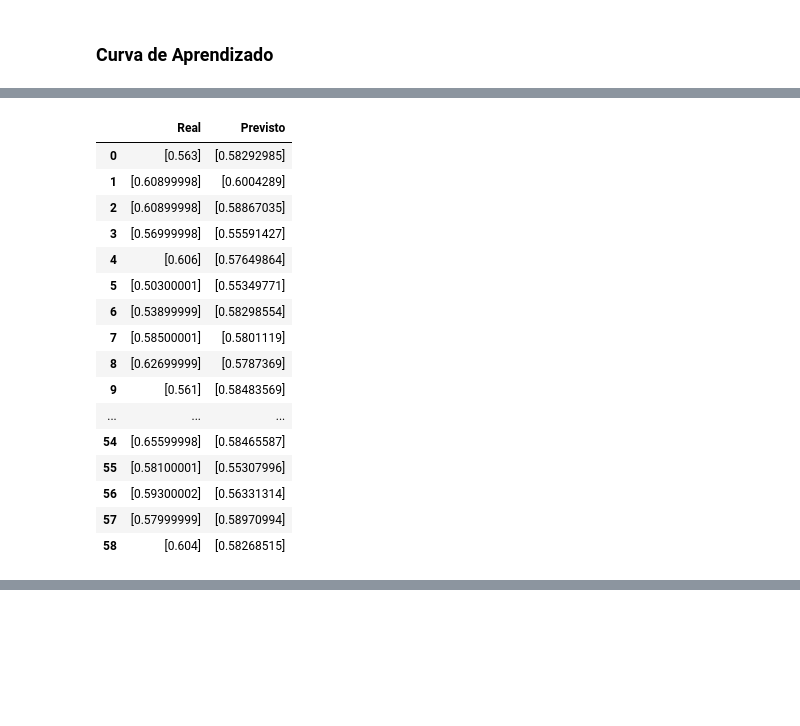
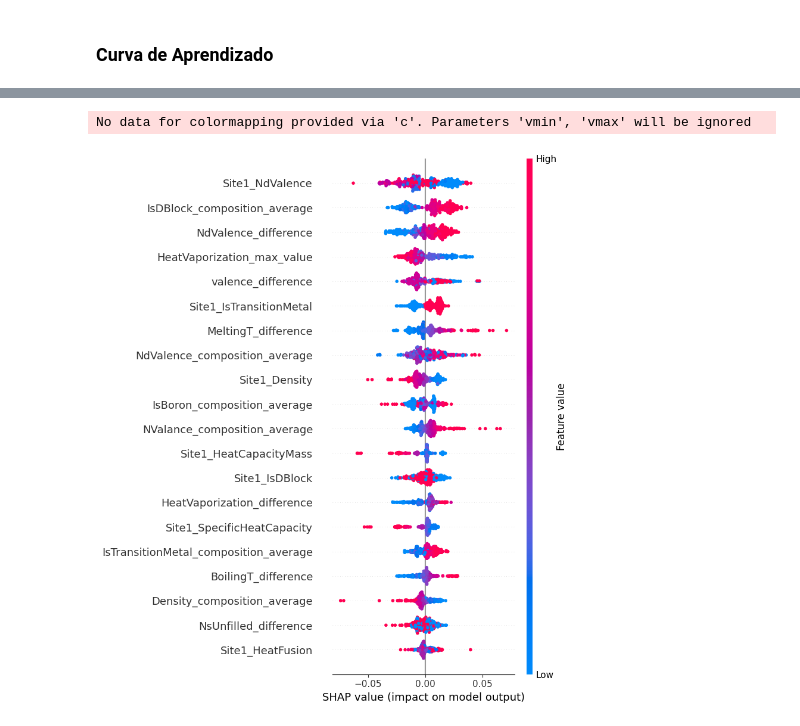
Before and after one commit to juliaamancio/Redes-Neurais---Trabalho-Final, a Jupyter notebook: 20 features/Treinando e Avaliando Redes.ipynb, the cells around one changed output, grey strips where cells are left out. Cells and saved outputs as stored; diff of their text form; code cells hidden in the pictures; blank space fills up the shorter version.

Commit message:
Add files via upload
Atualizando com shap

```diff
--- a/20 features/Treinando e Avaliando Redes.ipynb
+++ b/20 features/Treinando e Avaliando Redes.ipynb
@@ -335,3 +327,0 @@ mlp_fewer = MLP(
-# %%
-treinador = pl.Trainer(max_epochs=NUM_EPOCAS)
-dm = DataModule()
@@ -343,2 +327,0 @@ HPU available: False, using: 0 HPUs
-# %%
-treinador.fit(mlp_fewer, dm)
@@ -391,40 +328,30 @@ eixo.set_ylabel("Loss");
-# %%
-import csv
-# Arrays de exemplo
-array1 = y_true
-array2 = y_pred
-
-# Nome do arquivo CSV
-filename = 'output.csv'
-
-# Criar e escrever no arquivo CSV
-with open(filename, mode='w', newline='') as file:
-    writer = csv.writer(file)
-
-    # Escrever cabeçalhos (opcional)
-    writer.writerow(['Real', 'Previsto'])
-
-    # Escrever os dados
-    for a1, a2 in zip(array1, array2):
-        writer.writerow([a1, a2])
-
-mostra = pd.read_csv('output.csv')
-mostra
-# %% [output]
-|  | Real | Previsto |
-| 0 | [0.563] | [0.58292985] |
-| 1 | [0.60899998] | [0.6004289] |
-| 2 | [0.60899998] | [0.58867035] |
-| 3 | [0.56999998] | [0.55591427] |
-| 4 | [0.606] | [0.57649864] |
-| 5 | [0.50300001] | [0.55349771] |
-| 6 | [0.53899999] | [0.58298554] |
-| 7 | [0.58500001] | [0.5801119] |
-| 8 | [0.62699999] | [0.5787369] |
-| 9 | [0.561] | [0.58483569] |
-| ... | ... | ... |
-| 54 | [0.65599998] | [0.58465587] |
-| 55 | [0.58100001] | [0.55307996] |
-| 56 | [0.59300002] | [0.56331314] |
-| 57 | [0.57999999] | [0.58970994] |
-| 58 | [0.604] | [0.58268515] |
+# %%
+import shap
+import numpy as np
+
+shap.initjs()
+
+data = dm.X_treino
+data_numpy = data.detach().cpu().numpy()
+features = dados.drop(['Trg'], axis=1)
+feature_names = features.columns.tolist()
+
+# Criar um wrapper para o modelo do PyTorch Lightning
+class WrappedModel:
+    def __init__(self, pytorch_lightning_model):
+        self.model = pytorch_lightning_model
+
+    def __call__(self, data):
+        data_tensor = torch.tensor(data, dtype=torch.float32)
+        with torch.no_grad():
+            return self.model(data_tensor).cpu().numpy()
+
+wrapped_model = WrappedModel(mlp_best_trial)
+
+# Usar SHAP com o modelo wrapper
+explainer = shap.Explainer(wrapped_model, data_numpy[:50])
+shap_values = explainer(data_numpy[50:])
+
+# Visualizar os resultados com nomes das features
+shap.summary_plot(shap_values, data_numpy[50:], feature_names=feature_names)
+# %% [output]
@@ -430,0 +359,2 @@ mostra
+No data for colormapping provided via 'c'. Parameters 'vmin', 'vmax' will be ignored
+[figure, added]
```
Also changed, not shown: parts of 12 cells of this notebook.
